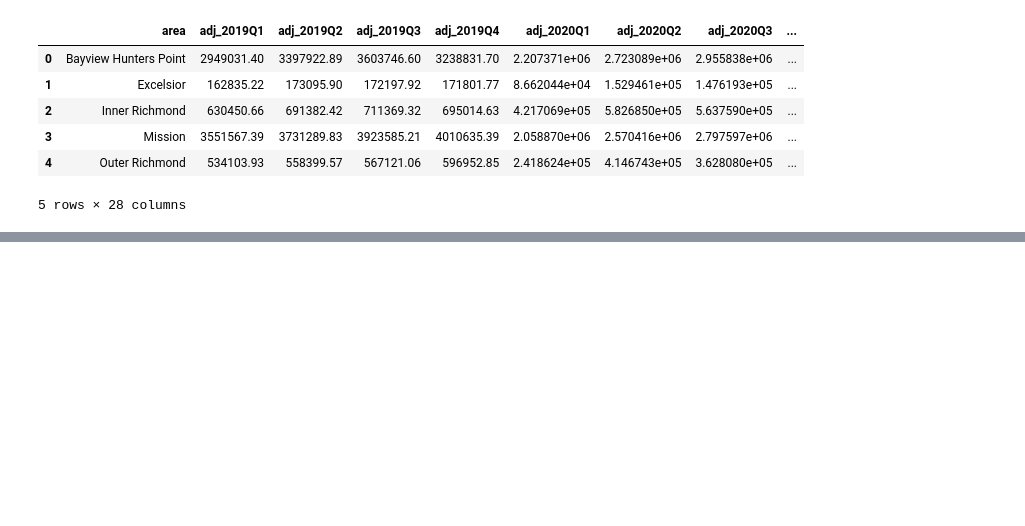
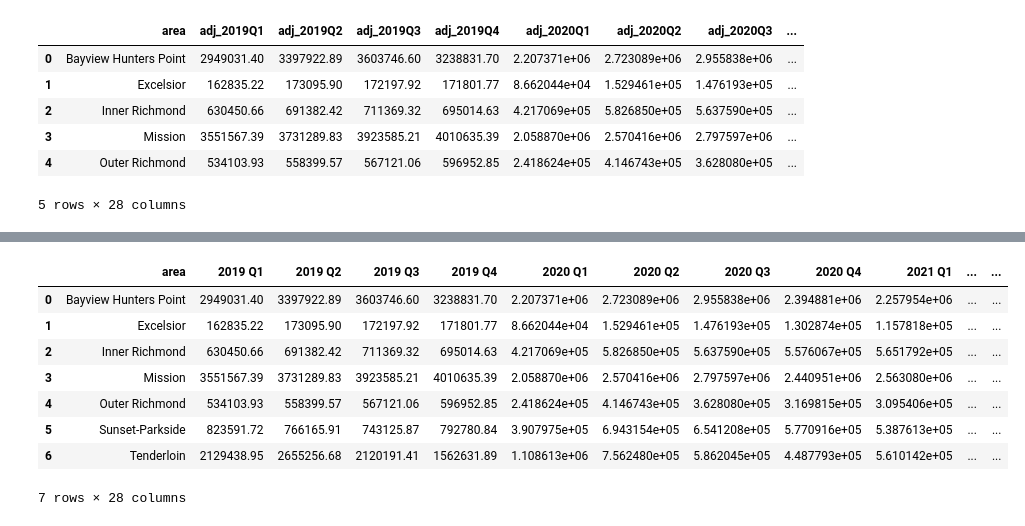
Before and after one commit to MissionLocal/2026-neighborhood-maps, a Jupyter notebook: docs/sales-tax/sales_tax_data.ipynb, the cells around one changed output, grey strips where cells are left out. Drawn from its saved outputs; the diff is of its cells as text; code cells hidden in the pictures; blank space fills up the shorter version.

```diff
--- a/docs/sales-tax/sales_tax_data.ipynb
+++ b/docs/sales-tax/sales_tax_data.ipynb
@@ -217,0 +213,15 @@ tenderloin.to_clipboard(index=False)
+# %%
+# rename for graph
+
+sales_tax_adj.columns = [c.replace("adj_", "").replace("Q", " Q") for c in sales_tax_adj.columns]
+sales_tax_adj
+# %% [output]
+|  | area | 2019 Q1 | 2019 Q2 | 2019 Q3 | 2019 Q4 | 2020 Q1 | 2020 Q2 | 2020 Q3 | 2020 Q4 | 2021 Q1 | ... | ... |
+| 0 | Bayview Hunters Point | 2949031.40 | 3397922.89 | 3603746.60 | 3238831.70 | 2.207371e+06 | 2.723089e+06 | 2.955838e+06 | 2.394881e+06 | 2.257954e+06 | ... | ... |
+| 1 | Excelsior | 162835.22 | 173095.90 | 172197.92 | 171801.77 | 8.662044e+04 | 1.529461e+05 | 1.476193e+05 | 1.302874e+05 | 1.157818e+05 | ... | ... |
+| 2 | Inner Richmond | 630450.66 | 691382.42 | 711369.32 | 695014.63 | 4.217069e+05 | 5.826850e+05 | 5.637590e+05 | 5.576067e+05 | 5.651792e+05 | ... | ... |
+| 3 | Mission | 3551567.39 | 3731289.83 | 3923585.21 | 4010635.39 | 2.058870e+06 | 2.570416e+06 | 2.797597e+06 | 2.440951e+06 | 2.563080e+06 | ... | ... |
+| 4 | Outer Richmond | 534103.93 | 558399.57 | 567121.06 | 596952.85 | 2.418624e+05 | 4.146743e+05 | 3.628080e+05 | 3.169815e+05 | 3.095406e+05 | ... | ... |
+| 5 | Sunset-Parkside | 823591.72 | 766165.91 | 743125.87 | 792780.84 | 3.907975e+05 | 6.943154e+05 | 6.541208e+05 | 5.770916e+05 | 5.387613e+05 | ... | ... |
+| 6 | Tenderloin | 2129438.95 | 2655256.68 | 2120191.41 | 1562631.89 | 1.108613e+06 | 7.562480e+05 | 5.862045e+05 | 4.487793e+05 | 5.610142e+05 | ... | ... |
+7 rows × 28 columns
```
Also changed, not shown: parts of 34 cells of this notebook, 18 other files.
